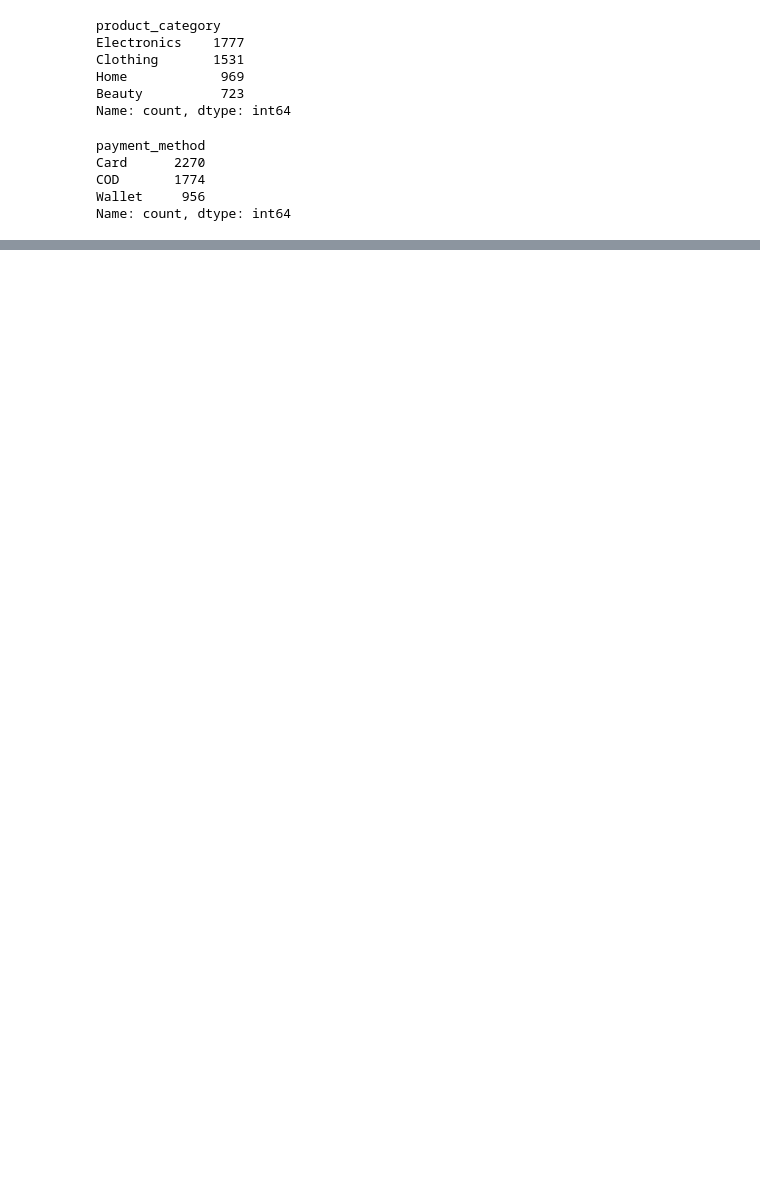
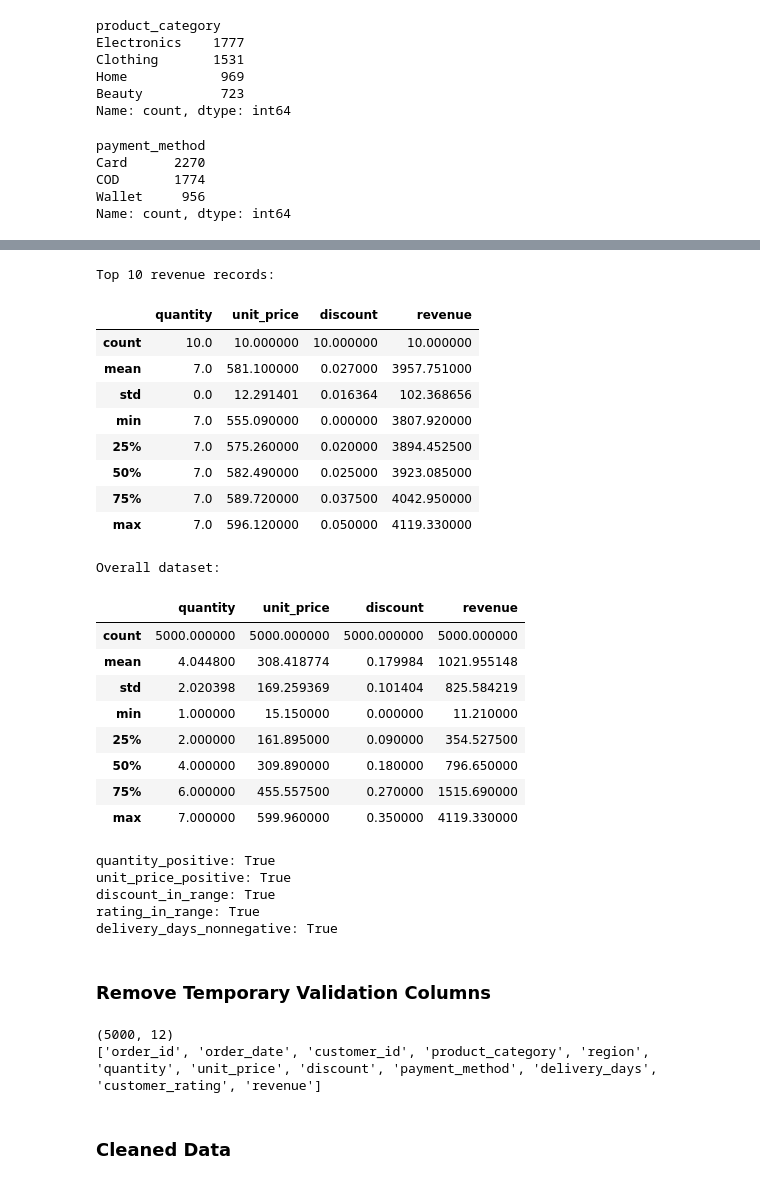
Before and after one commit to navya-kamath/ecommerce-business-analytics, a Jupyter notebook: notebook/Ecommerce_data_analysis.ipynb, the cells around one changed output, grey strips where cells are left out. Cells and saved outputs as stored; diff of their text form; code cells hidden in the pictures; blank space fills up the shorter version.

```diff
--- a/notebook/Ecommerce_data_analysis.ipynb
+++ b/notebook/Ecommerce_data_analysis.ipynb
@@ -153,0 +265,69 @@ for col in cols_to_plot:
+# %%
+high_revenue = data.nlargest(10, 'revenue')
+
+print("Top 10 revenue records:")
+display(
+    high_revenue[
+        ['quantity', 'unit_price', 'discount', 'revenue']
+    ].describe()
+)
+
+print("Overall dataset:")
+display(
+    data[
+        ['quantity', 'unit_price', 'discount', 'revenue']
+    ].describe()
+)
+# %% [output]
+Top 10 revenue records:
+|  | quantity | unit_price | discount | revenue |
+| count | 10.0 | 10.000000 | 10.000000 | 10.000000 |
+| mean | 7.0 | 581.100000 | 0.027000 | 3957.751000 |
+| std | 0.0 | 12.291401 | 0.016364 | 102.368656 |
+| min | 7.0 | 555.090000 | 0.000000 | 3807.920000 |
+| 25% | 7.0 | 575.260000 | 0.020000 | 3894.452500 |
+| 50% | 7.0 | 582.490000 | 0.025000 | 3923.085000 |
+| 75% | 7.0 | 589.720000 | 0.037500 | 4042.950000 |
+| max | 7.0 | 596.120000 | 0.050000 | 4119.330000 |
+Overall dataset:
+|  | quantity | unit_price | discount | revenue |
+| count | 5000.000000 | 5000.000000 | 5000.000000 | 5000.000000 |
+| mean | 4.044800 | 308.418774 | 0.179984 | 1021.955148 |
+| std | 2.020398 | 169.259369 | 0.101404 | 825.584219 |
+| min | 1.000000 | 15.150000 | 0.000000 | 11.210000 |
+| 25% | 2.000000 | 161.895000 | 0.090000 | 354.527500 |
+| 50% | 4.000000 | 309.890000 | 0.180000 | 796.650000 |
+| 75% | 6.000000 | 455.557500 | 0.270000 | 1515.690000 |
+| max | 7.000000 | 599.960000 | 0.350000 | 4119.330000 |
+# %%
+#Business rule check
+checks = {
+    'quantity_positive': data['quantity'] > 0,
+    'unit_price_positive': data['unit_price'] > 0,
+    'discount_in_range': data['discount'].between(0, 1),
+    'rating_in_range': data['customer_rating'].between(1, 5),
+    'delivery_days_nonnegative': data['delivery_days'] >= 0
+}
+
+for name, condition in checks.items():
+    print(f"{name}: {condition.all()}")
+# %% [output]
+quantity_positive: True
+unit_price_positive: True
+discount_in_range: True
+rating_in_range: True
+delivery_days_nonnegative: True
+# %% [markdown]
+### Remove Temporary Validation Columns
+# %%
+data = data.drop(
+    columns=['calculated_revenue', 'is_consistent']
+)
+
+print(data.shape)
+print(data.columns.tolist())
+# %% [output]
+(5000, 12)
+['order_id', 'order_date', 'customer_id', 'product_category', 'region', 'quantity', 'unit_price', 'discount', 'payment_method', 'delivery_days', 'customer_rating', 'revenue']
+# %% [markdown]
+### Cleaned Data
```
Also changed, not shown: parts of 18 cells of this notebook, 3 other files.
